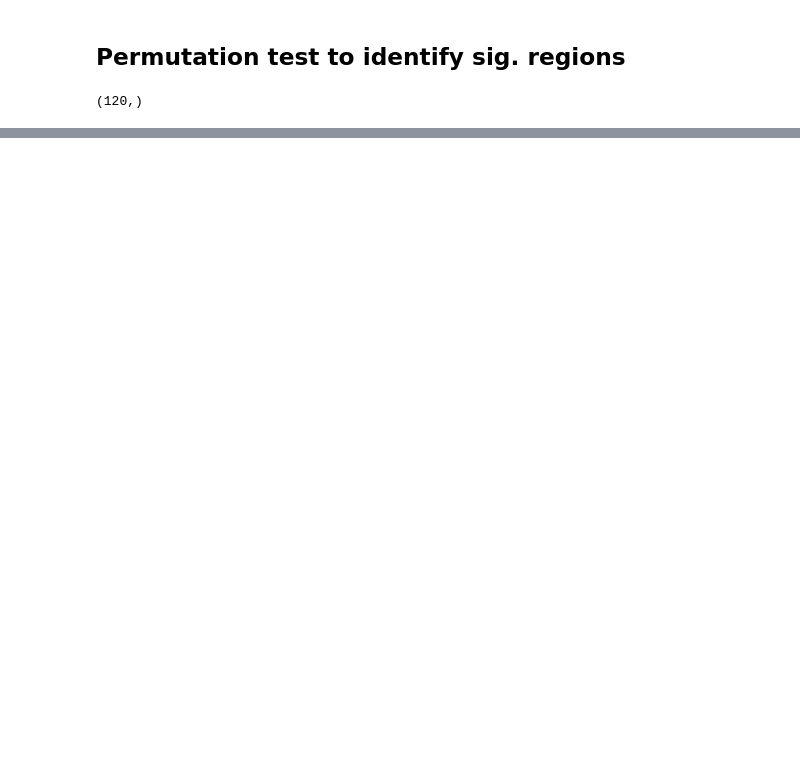
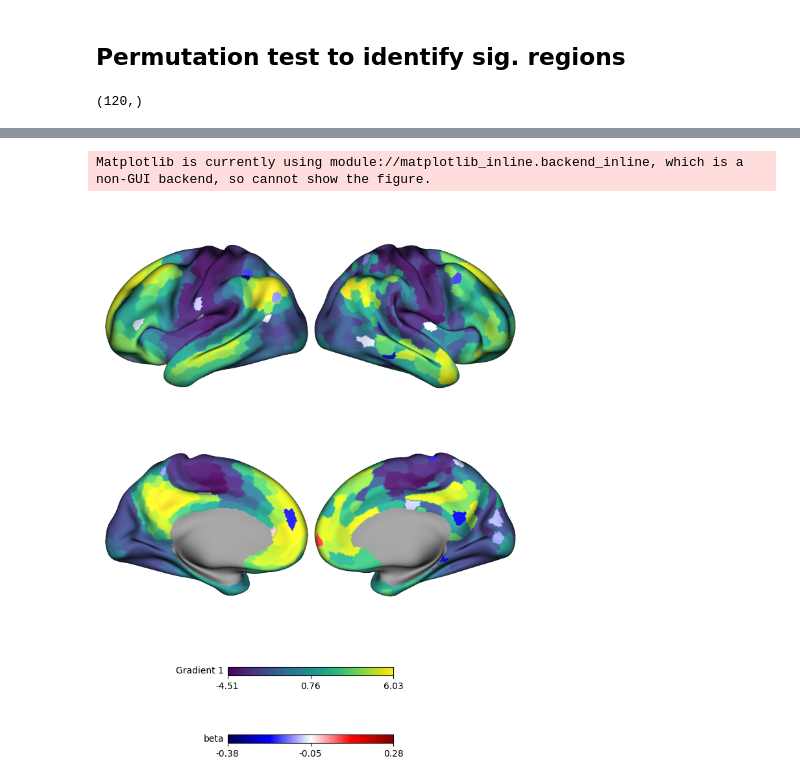
Before and after one commit to victoris93/feature-selection-scz, a Jupyter notebook: COBRE/log_model.ipynb, the cells around one changed output, grey strips where cells are left out. Cells and saved outputs as stored; diff of their text form; code cells hidden in the pictures; blank space fills up the shorter version.

```diff
--- a/COBRE/log_model.ipynb
+++ b/COBRE/log_model.ipynb
@@ -505,0 +481,4 @@ results
+# %%
+sig_region_effect = np.zeros((1000))
+sig_region_effect[:] = np.nan
+sig_region_effect[sig_regions == True]  = results["beta"].values[sig_regions == True]
@@ -505,0 +495,9 @@ results
+# %%
+sig_regions_vis = map_to_labels(sig_regions, schaefer_labels, mask=schaefer_labels != 0, fill=np.nan)
+sig_region_effect_vis = map_to_labels(sig_region_effect, schaefer_labels, mask=schaefer_labels != 0, fill=np.nan)
+# %%
+control_1grad_aligned_vis = map_to_labels(control_group_grads[:, 0], schaefer_labels, mask=schaefer_labels != 0, fill=np.nan)
+# %%
+surfaces = fetch_fslr()
+lh, rh = surfaces['inflated']
+lh_parc, rh_parc = load_parcellation('schaefer')
@@ -505,0 +516,12 @@ results
+# %%
+result_coefs = Plot(lh, rh,  size=(1000, 1000), zoom = 1.25)
+
+result_coefs.add_layer({'left': control_1grad_aligned_vis[:32492], 'right': control_1grad_aligned_vis[32492:]}, cbar=True, cmap = "viridis", cbar_label= "Gradient 1")
+result_coefs.add_layer({'left': sig_region_effect_vis[:32492]*10, 'right': sig_region_effect_vis[32492:]*10}, as_outline= False, cmap='seismic', cbar=True, cbar_label="beta", color_range = (np.nanmin(sig_region_effect_vis), np.nanmax(sig_region_effect_vis)))
+
+fig = result_coefs.build(scale = (2, 2))
+fig.show()
+#result_t.show(embed_nb = True, scale=(10, 10))
+# %% [output]
+Matplotlib is currently using module://matplotlib_inline.backend_inline, which is a non-GUI backend, so cannot show the figure.
+[figure, added]
```
Also changed, not shown: parts of 29 cells of this notebook, 2 other files.
